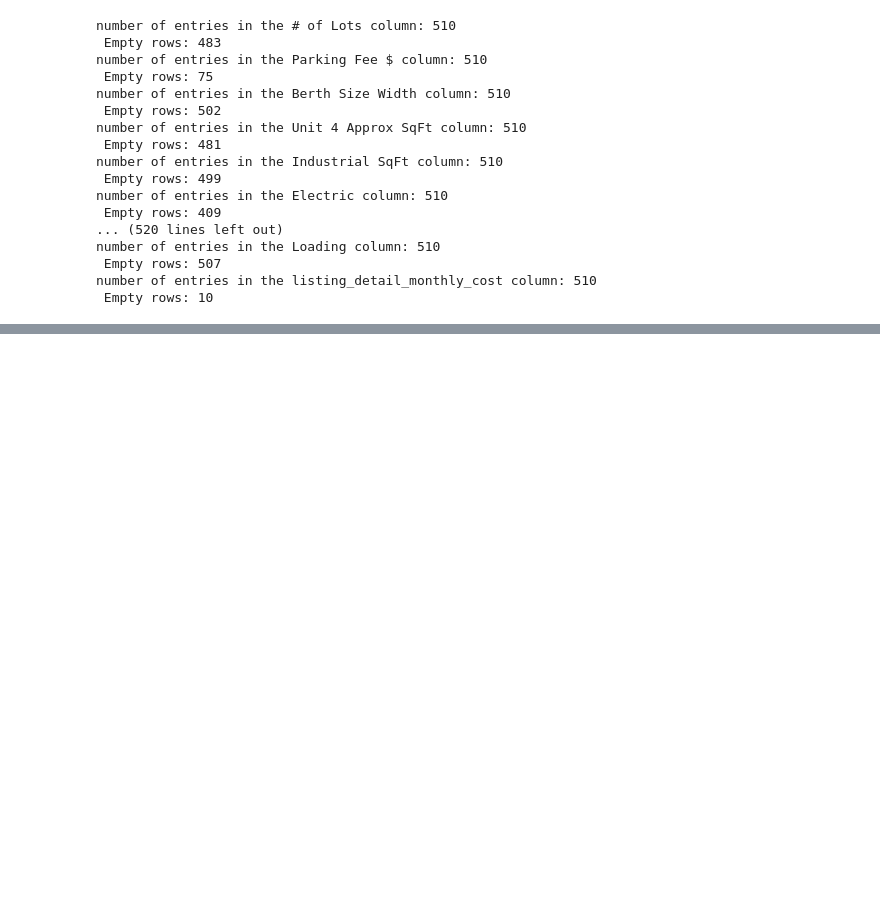
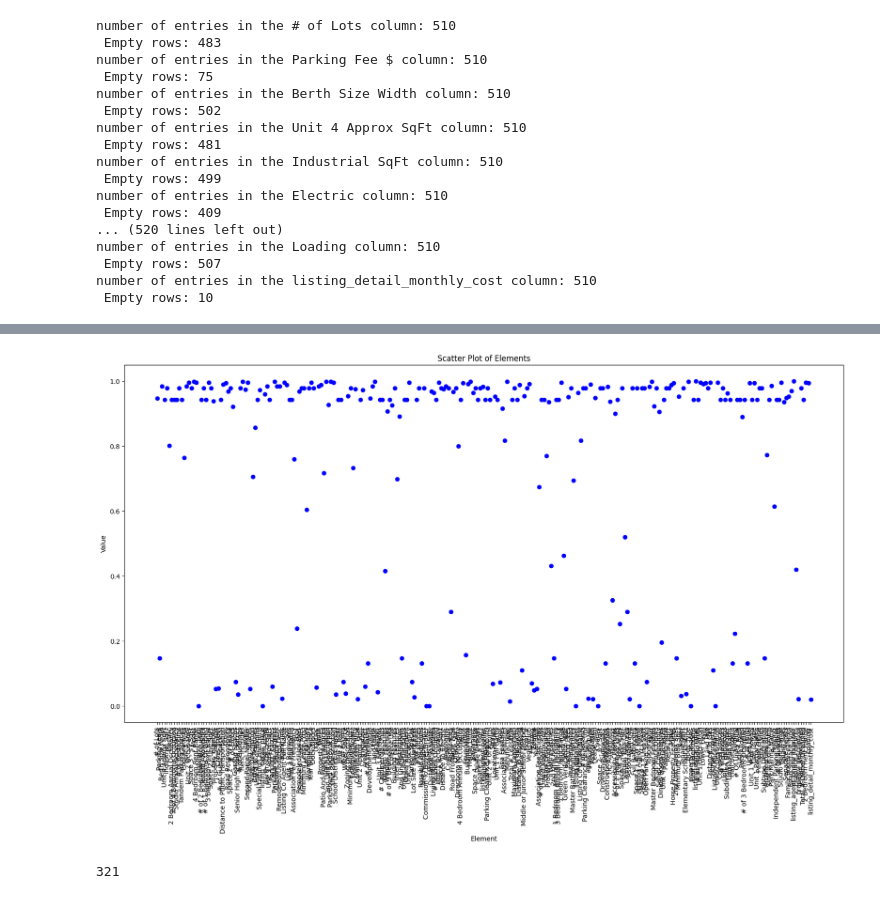
Before and after one commit to Vish-04/chatrealestate, a Jupyter notebook: data_management/analysis.ipynb, the cells around one changed output, grey strips where cells are left out. Cells and saved outputs as stored; diff of their text form; code cells hidden in the pictures; blank space fills up the shorter version.

```diff
--- a/data_management/analysis.ipynb
+++ b/data_management/analysis.ipynb
@@ -204,3 +203,20 @@ The number of columns dropped: 221
 
  [637 rows x 300 columns],
  221)
+# %%
+import pandas as pd
+
+# Load the datasets
+listings0 = pd.read_csv('listings0.csv')
+listings1 = pd.read_csv('listings1.csv')
+# Assuming you have the other four files uploaded similarly
+listings2 = pd.read_csv('listings2.csv')
+listings3 = pd.read_csv('listings3.csv')
+listings4 = pd.read_csv('listings4.csv')
+listings5 = pd.read_csv('listings5.csv')
+listings6 = pd.read_csv('listings6.csv')
+# Concatenate them into a single DataFrame
+all_listings = pd.concat([listings0, listings1, listings2, listings3, listings4, listings5, listings6], ignore_index=True)
+
+# Display the concatenated DataFrame
+all_listings.describe()
@@ -206,0 +234,5 @@ The number of columns dropped: 221
+# %%
+percents_all_listings = {}
+for i in all_listings.columns:
+    print(f"number of entries in the {i} column: {len(all_listings[i])}  \n Empty rows: {sum(all_listings[i].isna())}")
+    percents_all_listings[i] = sum(all_listings[i].isna())/len(all_listings[i])
@@ -206,0 +257,16 @@ The number of columns dropped: 221
+# %%
+all_listings_df = pd.DataFrame(list(percents_all_listings.items()), columns=['Element', 'Value'])
+
+# Plot
+plt.figure(figsize=(20, 10))
+plt.scatter(df['Element'], df['Value'], color='blue')
+plt.xlabel('Element')
+plt.ylabel('Value')
+plt.title('Scatter Plot of Elements')
+plt.xticks(rotation=90)
+plt.show()
+
+print(len(all_listings.columns))
+# %% [output]
+[figure, added]
+321
```
Also changed, not shown: parts of 19 cells of this notebook, 3 other files.
